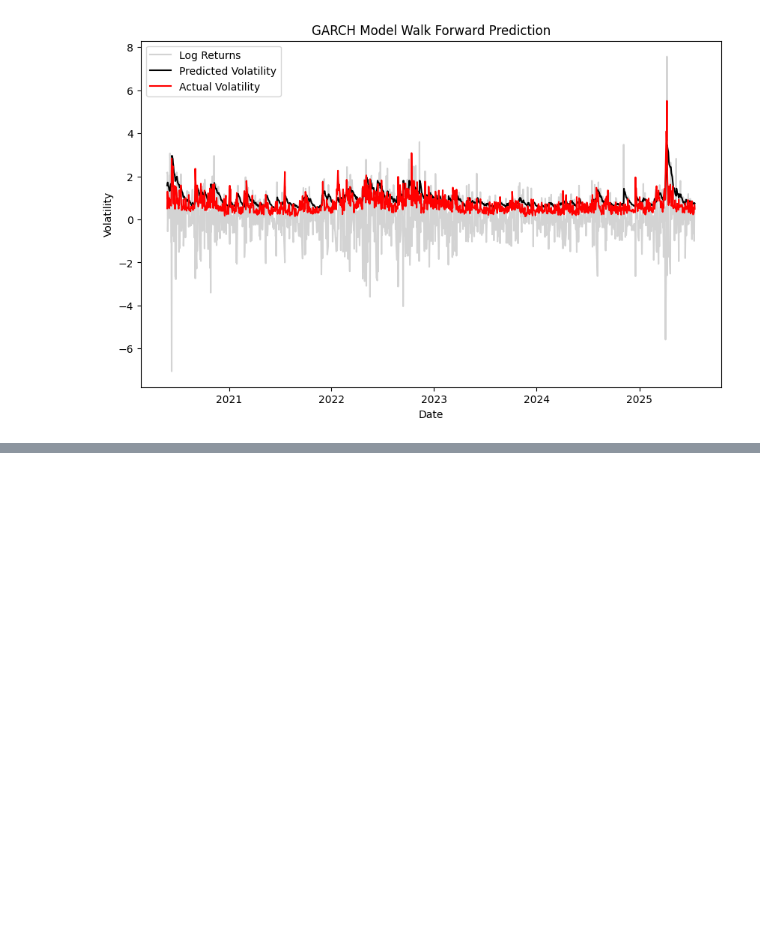
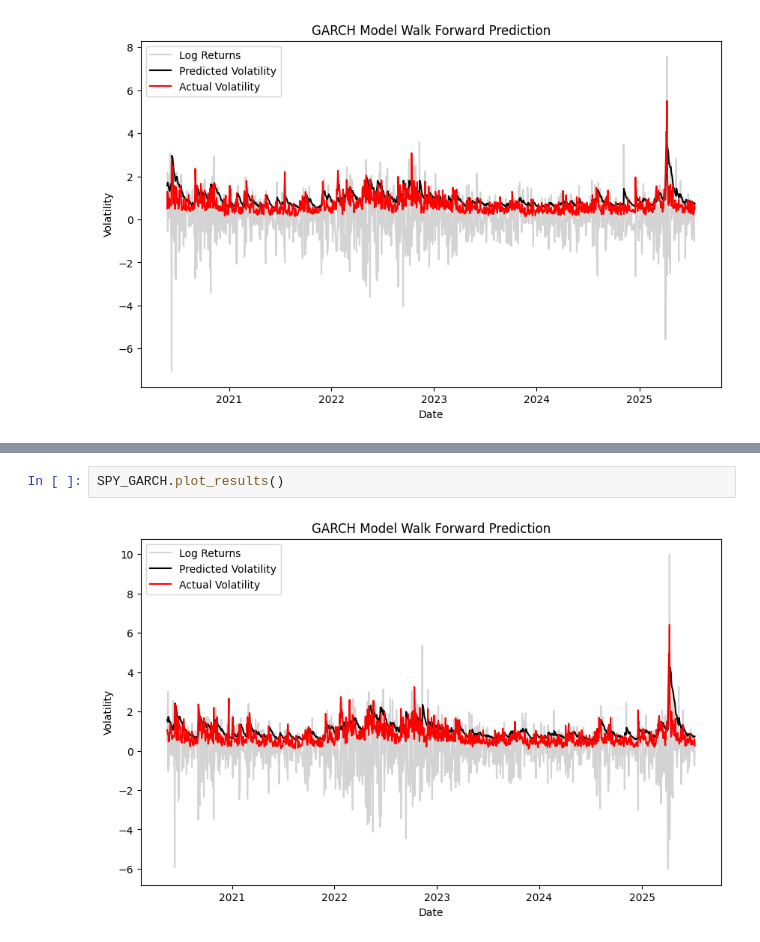
Before and after one commit to sushmita212/Stock_Volatility_Forecasting, a Jupyter notebook: GARCH_preliminary_tests.ipynb, the cells around one changed output, grey strips where cells are left out. Saved outputs shown, nothing was run; the diff lists cells and outputs as text; blank space fills up the shorter version.

```diff
--- a/GARCH_preliminary_tests.ipynb
+++ b/GARCH_preliminary_tests.ipynb
@@ -147,0 +113,4 @@ plt.plot(DIA_GARCH.residuals)
+# %%
+SPY_GARCH.plot_results()
+# %% [output]
+[figure, added]
```
Also changed, not shown: parts of 48 cells of this notebook, 2 other files.
